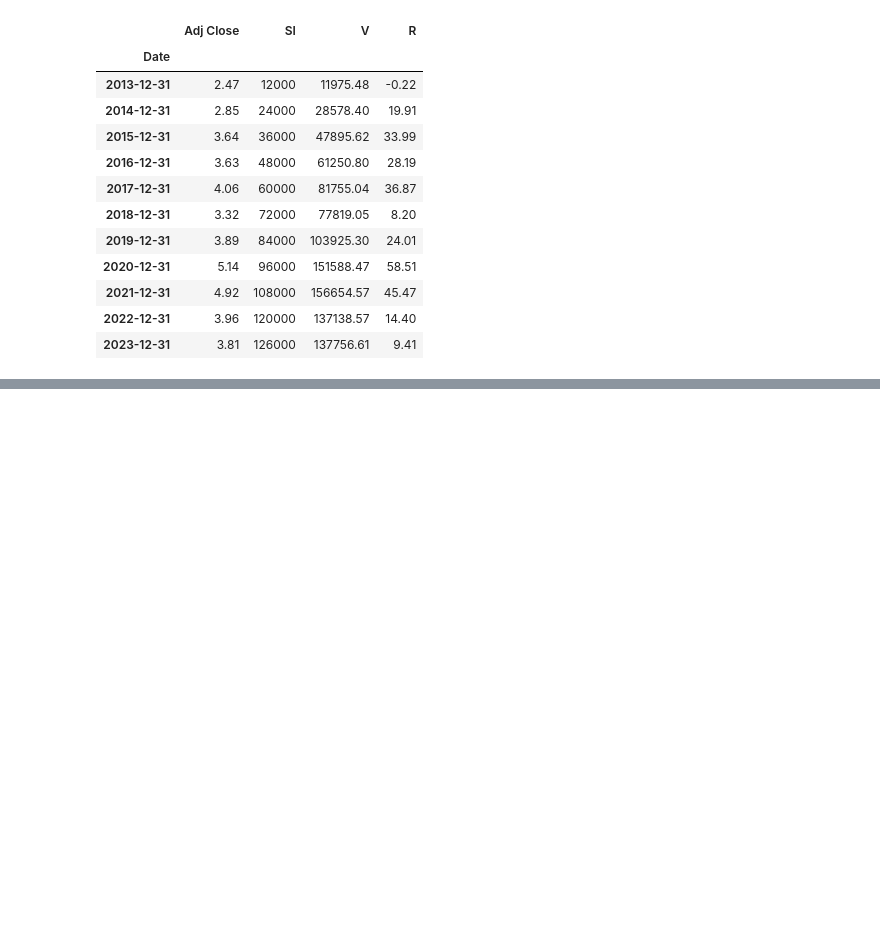
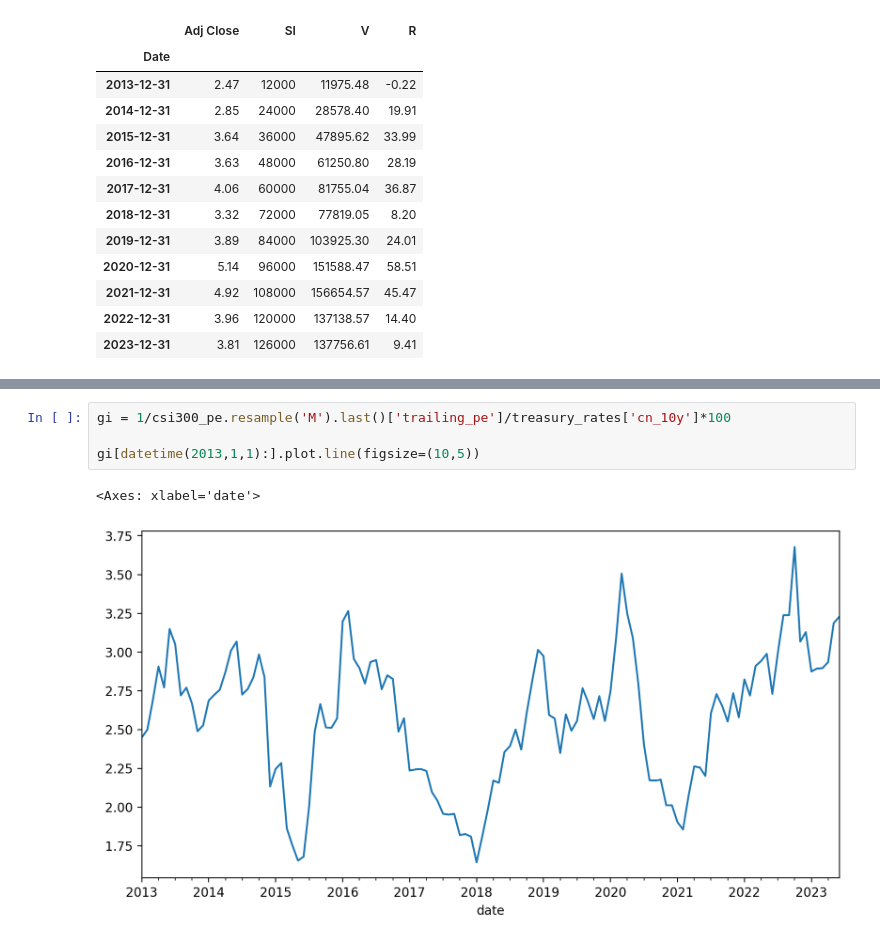
Before and after one commit to shellc/investing-for-coders, a Jupyter notebook: notebooks/primer_lesson_3.ipynb, the cells around one changed output, grey strips where cells are left out. Drawn from its saved outputs; the diff is of its cells as text; blank space fills up the shorter version.

```diff
--- a/notebooks/primer_lesson_3.ipynb
+++ b/notebooks/primer_lesson_3.ipynb
@@ -79,0 +95,7 @@ aip_returns
+# %%
+gi = 1/csi300_pe.resample('M').last()['trailing_pe']/treasury_rates['cn_10y']*100
+
+gi[datetime(2013,1,1):].plot.line(figsize=(10,5))
+# %% [output]
+<Axes: xlabel='date'>
+[figure, added]
```
Also changed, not shown: parts of 6 cells of this notebook, 5 other files.
